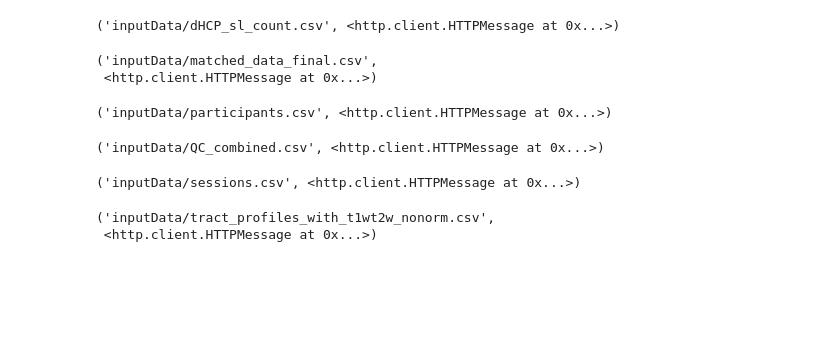
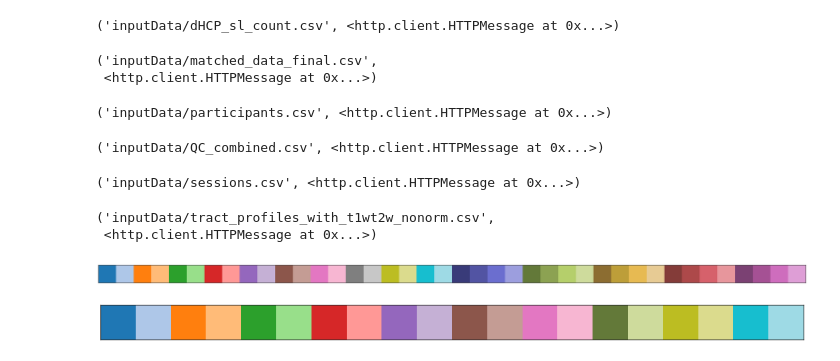
Before and after one commit to EduNeuroLab/wmDevIuEu, a Jupyter notebook: codeForMainFigures.ipynb, the cells around one changed output. Drawn from its saved outputs; the diff is of its cells as text; code cells hidden in the pictures; blank space fills up the shorter version.

```diff
--- a/codeForMainFigures.ipynb
+++ b/codeForMainFigures.ipynb
@@ -52,45 +52,48 @@ for kk, vv in file_dict.items():
 # %%
 #plotting parameters, these will the same for all plots
 
-x_labels=['Node (pos -> ant)', 'Node (pos -> ant)',
-          'Node (pos -> ant)','Node (pos -> ant)',
+x_labels=['Node (ant -> pos)', 'Node (ant -> pos)',
+          'Node (ant -> pos)','Node (ant -> pos)',
           'Node (pos -> ant)', 'Node (pos -> ant)',
           'Node (inf -> sup)', 'Node (inf -> sup)',
           'Node (lh -> rh)', 'Node (lh -> rh)',
           'Node (pos -> ant)','Node (pos -> ant)',
           'Node (pos -> ant)', 'Node (pos -> ant)',
           'Node (pos -> ant)', 'Node (pos -> ant)',
-          'Node (pos -> ant)', 'Node (pos -> ant)',
+          'Node (ant -> pos)', 'Node (ant -> pos)',
           'Node (pos -> ant)', 'Node (pos -> ant)'];
 
 tracts=['AF', 'AF', 'ATR', 'ATR', 'CC', 'CC',
         'CS', 'CS', 'FcMi', 'FcMa','IFOF', 'IFOF',
         'ILF', 'ILF', 'MLF', 'MLF','SLF', 'SLF',
         'UNC', 'UNC'];
 
 tractPos = {'ATR': (0, 0), 'CS': (0, 1), 'CC': (0, 2), 'FcMi': (0, 4), 'FcMa': (0, 5),
             'IFOF': (1, 2), 'ILF':(1,0), 'MLF':(1,1), 'SLF':(1,3), 'UNC':(1,4), 'AF': (1, 5)};
 
 tractPosHorz = {'ATR': (0, 0), 'CS': (0, 1), 'CC': (0, 2),
             'ILF':(1,0), 'MLF':(1,1), 'SLF':(1,2),
             'IFOF': (2, 0),  'UNC':(2,1), 'AF': (2, 2),
             'FcMi': (3, 0), 'FcMa': (3, 1),};
 
 color_list_all=sns.color_palette("tab20")+sns.color_palette("tab20b")
 color_list_complete=color_list_all
 color_list_chosen=color_list_all[0:14]
 color_list_chosen.extend(color_list_all[24:25])
 color_list_chosen.extend(color_list_all[27:28])
 color_list_chosen.extend(color_list_all[16:20])
 sns.palplot(color_list_all)
 sns.palplot(color_list_chosen)
 color_list_all=color_list_chosen
 color_order=[19, 18, 1, 0, 5, 4, 3, 2, 7, 6, 9, 8, 11, 10, 15, 14, 13, 12, 17, 16]
 
 tractsRh=['ARC_R', 'ATR_R', 'CGC_R', 'CST_R', 'IFO_R', 'ILF_R', 'MdLF_R', 'SLF_R', 'UNC_R']
 tractNrRh=[0,2,4,6,10,12,14,16,18]
 tractsLh=['ARC_L', 'ATR_L', 'CGC_L', 'CST_L', 'IFO_L', 'ILF_L', 'MdLF_L', 'SLF_L', 'UNC_L']
 tractNrLh=[1,3,5,7,11,13,15,17,19]
+# %% [output]
+[figure, added]
+[figure, added]
 # %%
 #load all data from local folder
 
```
Also changed, not shown: parts of 13 cells of this notebook.
